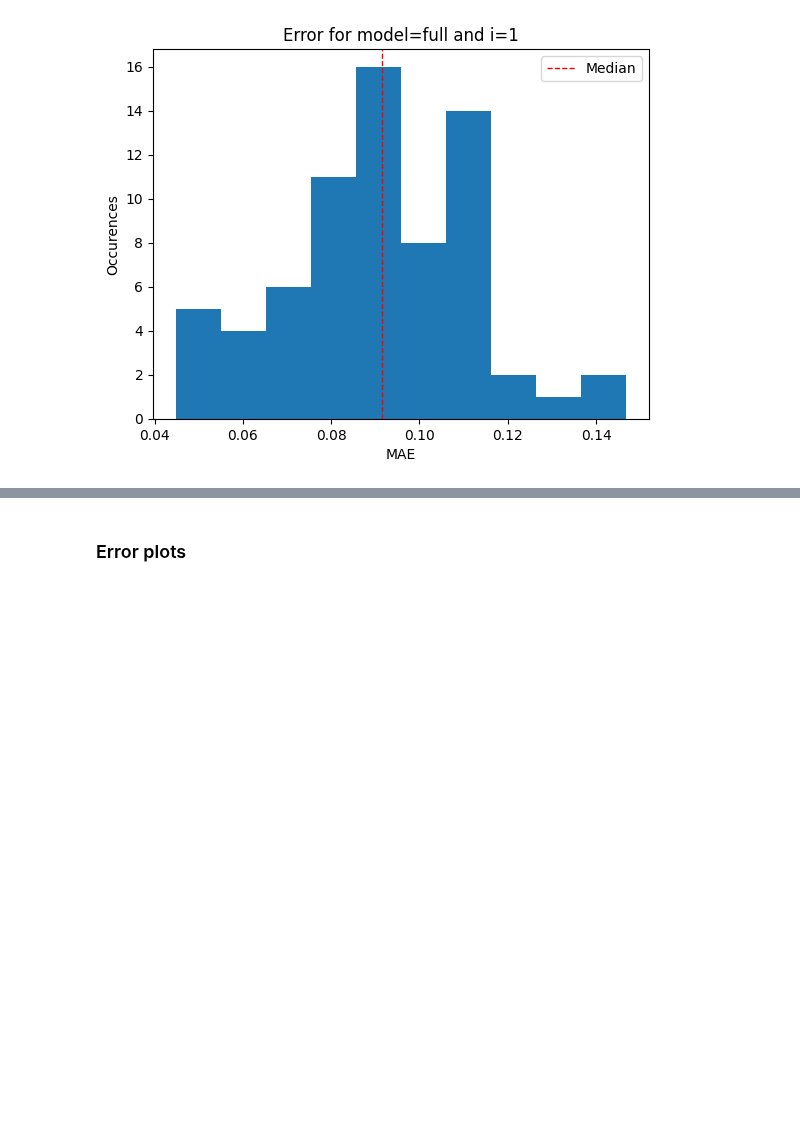
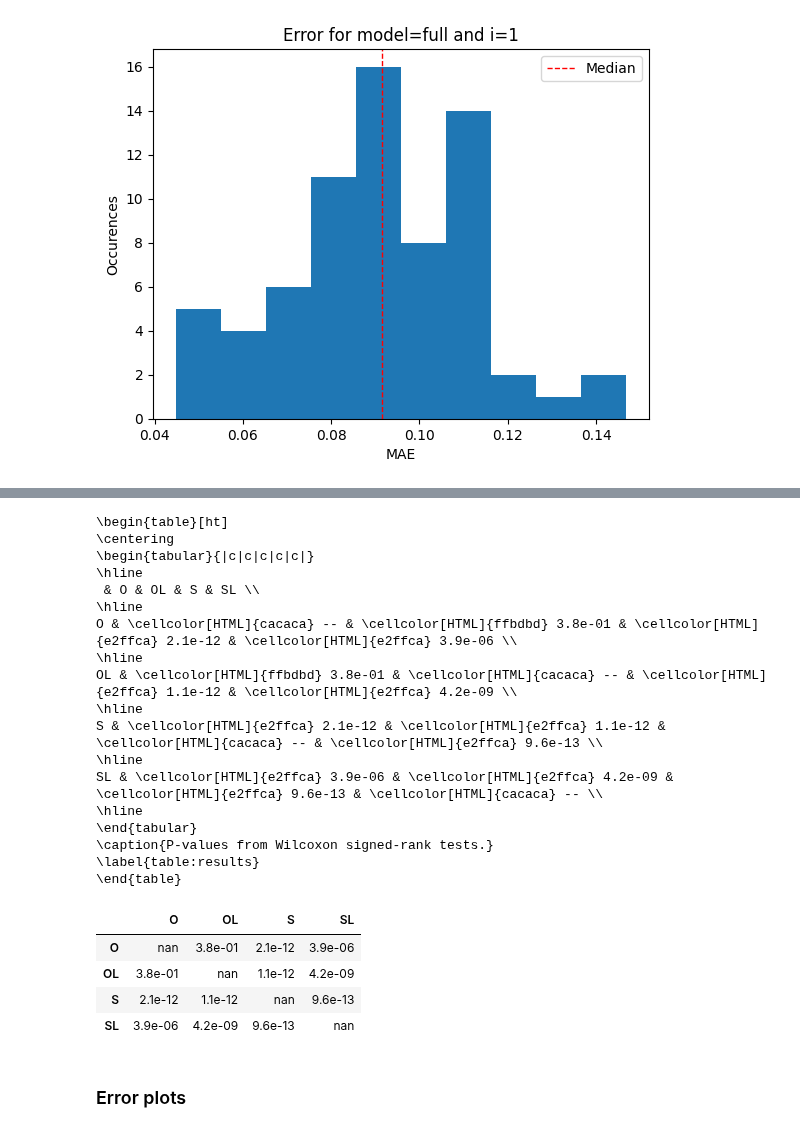
Before and after one commit to clarachristiansen/Bachelor_project, a Jupyter notebook: Visualize_CV_shifted.ipynb, the cells around one changed output, grey strips where cells are left out. Cells and saved outputs as stored; diff of their text form; code cells hidden in the pictures; blank space fills up the shorter version.

```diff
--- a/Visualize_CV_shifted.ipynb
+++ b/Visualize_CV_shifted.ipynb
@@ -212,3 +339,34 @@ ARIMA_XGBoost_Errors.wilcoxon_test()
+# %%
+XGBoost_Cleaned = Errors('Cleaned', 'XGBoost', 20)
+XGBoost_Cleaned_lagged = Errors('Cleaned_lagged', 'XGBoost', 20)
+XGBoost_Cleaned_simple = Errors('Cleaned_simple', 'XGBoost', 20)
+XGBoost_Cleaned_simple_lagged = Errors('Cleaned_simple_lagged', 'XGBoost', 20)
+# %%
+wilcoxon_test_across_datasets([XGBoost_Cleaned, XGBoost_Cleaned_lagged, XGBoost_Cleaned_simple, XGBoost_Cleaned_simple_lagged])
+# %% [output]
+\begin{table}[ht]
+\centering
+\begin{tabular}{|c|c|c|c|c|}
+\hline
+ & O & OL & S & SL \\
+\hline
+O & \cellcolor[HTML]{cacaca} -- & \cellcolor[HTML]{ffbdbd} 3.8e-01 & \cellcolor[HTML]{e2ffca} 2.1e-12 & \cellcolor[HTML]{e2ffca} 3.9e-06 \\
+\hline
+OL & \cellcolor[HTML]{ffbdbd} 3.8e-01 & \cellcolor[HTML]{cacaca} -- & \cellcolor[HTML]{e2ffca} 1.1e-12 & \cellcolor[HTML]{e2ffca} 4.2e-09 \\
+\hline
+S & \cellcolor[HTML]{e2ffca} 2.1e-12 & \cellcolor[HTML]{e2ffca} 1.1e-12 & \cellcolor[HTML]{cacaca} -- & \cellcolor[HTML]{e2ffca} 9.6e-13 \\
+\hline
+SL & \cellcolor[HTML]{e2ffca} 3.9e-06 & \cellcolor[HTML]{e2ffca} 4.2e-09 & \cellcolor[HTML]{e2ffca} 9.6e-13 & \cellcolor[HTML]{cacaca} -- \\
+\hline
+\end{tabular}
+\caption{P-values from Wilcoxon signed-rank tests.}
+\label{table:results}
+\end{table}
+|  | O | OL | S | SL |
+| O | nan | 3.8e-01 | 2.1e-12 | 3.9e-06 |
+| OL | 3.8e-01 | nan | 1.1e-12 | 4.2e-09 |
+| S | 2.1e-12 | 1.1e-12 | nan | 9.6e-13 |
+| SL | 3.9e-06 | 4.2e-09 | 9.6e-13 | nan |
 # %% [markdown]
 ### Error plots
 # %%
```
Also changed, not shown: parts of 4 cells of this notebook.
